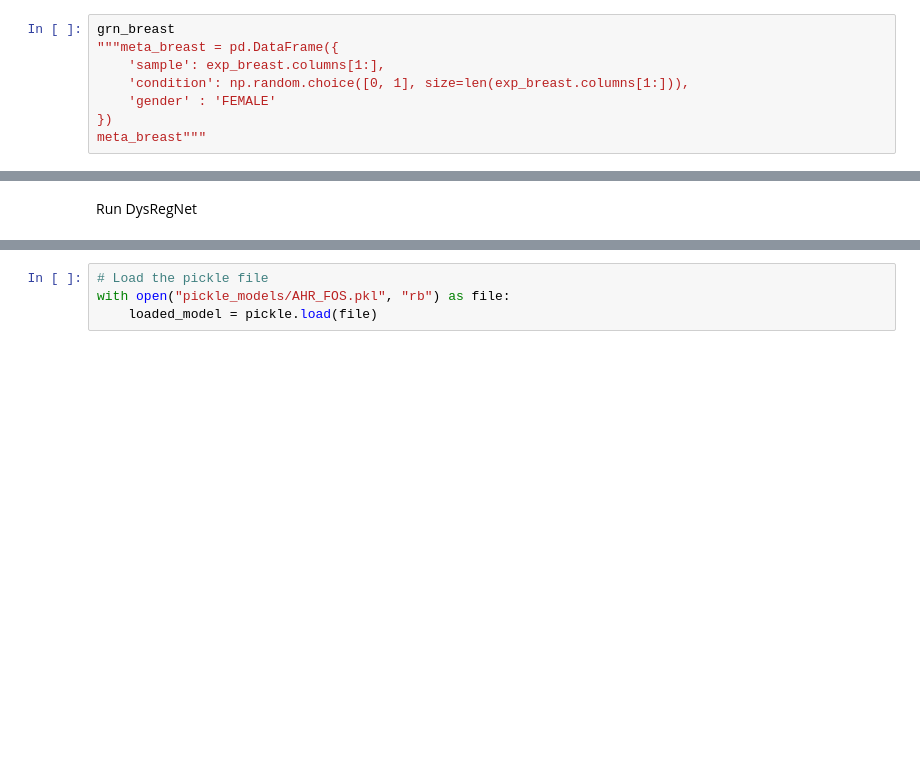
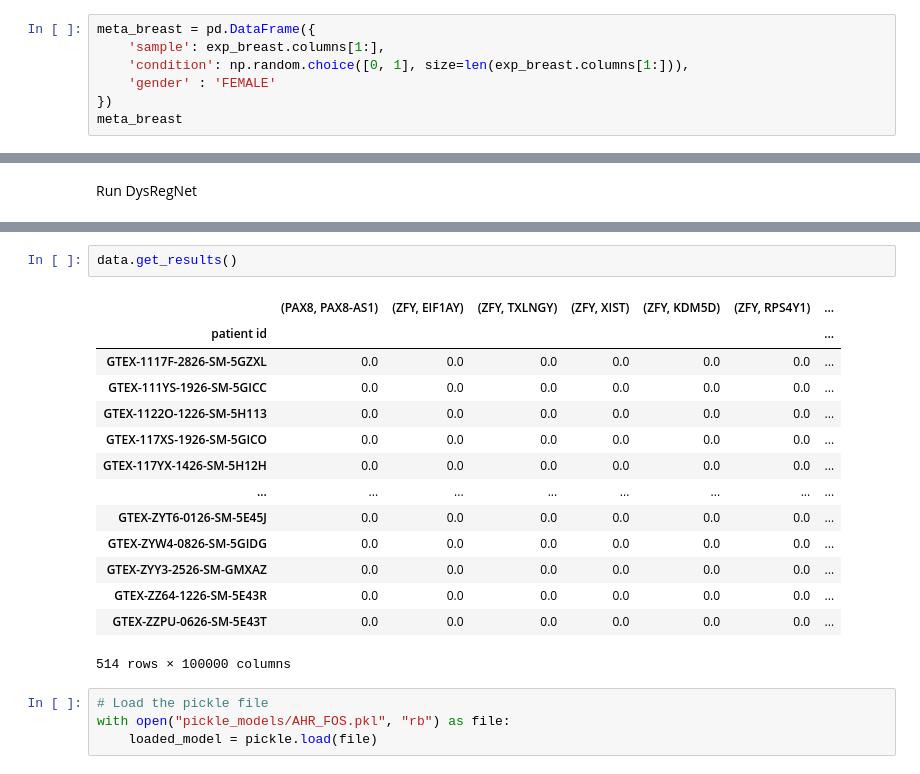
Before and after one commit to julkuhn/DysRegNet_package, a Jupyter notebook: run_dysregnet.ipynb, the cells around one changed output, grey strips where cells are left out. Saved outputs shown, nothing was run; the diff lists cells and outputs as text; blank space fills up the shorter version.

```diff
--- a/run_dysregnet.ipynb
+++ b/run_dysregnet.ipynb
@@ -23,9 +39,8 @@ meta_lung"""
 # %%
-grn_breast
-"""meta_breast = pd.DataFrame({
+meta_breast = pd.DataFrame({
     'sample': exp_breast.columns[1:],
     'condition': np.random.choice([0, 1], size=len(exp_breast.columns[1:])),
     'gender' : 'FEMALE'
 })
-meta_breast"""
+meta_breast
 # %% [output]
@@ -87,3 +144,20 @@ Ratio of found models:  1.0
+# %%
+data.get_results()
+# %% [output]
+|  | (PAX8, PAX8-AS1) | (ZFY, EIF1AY) | (ZFY, TXLNGY) | (ZFY, XIST) | (ZFY, KDM5D) | (ZFY, RPS4Y1) | ... |
+| patient id |  |  |  |  |  |  | ... |
+| GTEX-1117F-2826-SM-5GZXL | 0.0 | 0.0 | 0.0 | 0.0 | 0.0 | 0.0 | ... |
+| GTEX-111YS-1926-SM-5GICC | 0.0 | 0.0 | 0.0 | 0.0 | 0.0 | 0.0 | ... |
+| GTEX-1122O-1226-SM-5H113 | 0.0 | 0.0 | 0.0 | 0.0 | 0.0 | 0.0 | ... |
+| GTEX-117XS-1926-SM-5GICO | 0.0 | 0.0 | 0.0 | 0.0 | 0.0 | 0.0 | ... |
+| GTEX-117YX-1426-SM-5H12H | 0.0 | 0.0 | 0.0 | 0.0 | 0.0 | 0.0 | ... |
+| ... | ... | ... | ... | ... | ... | ... | ... |
+| GTEX-ZYT6-0126-SM-5E45J | 0.0 | 0.0 | 0.0 | 0.0 | 0.0 | 0.0 | ... |
+| GTEX-ZYW4-0826-SM-5GIDG | 0.0 | 0.0 | 0.0 | 0.0 | 0.0 | 0.0 | ... |
+| GTEX-ZYY3-2526-SM-GMXAZ | 0.0 | 0.0 | 0.0 | 0.0 | 0.0 | 0.0 | ... |
+| GTEX-ZZ64-1226-SM-5E43R | 0.0 | 0.0 | 0.0 | 0.0 | 0.0 | 0.0 | ... |
+| GTEX-ZZPU-0626-SM-5E43T | 0.0 | 0.0 | 0.0 | 0.0 | 0.0 | 0.0 | ... |
+514 rows × 100000 columns
 # %%
 # Load the pickle file
 with open("pickle_models/AHR_FOS.pkl", "rb") as file:
```
Also changed, not shown: parts of 6 cells of this notebook, 2 other files.
